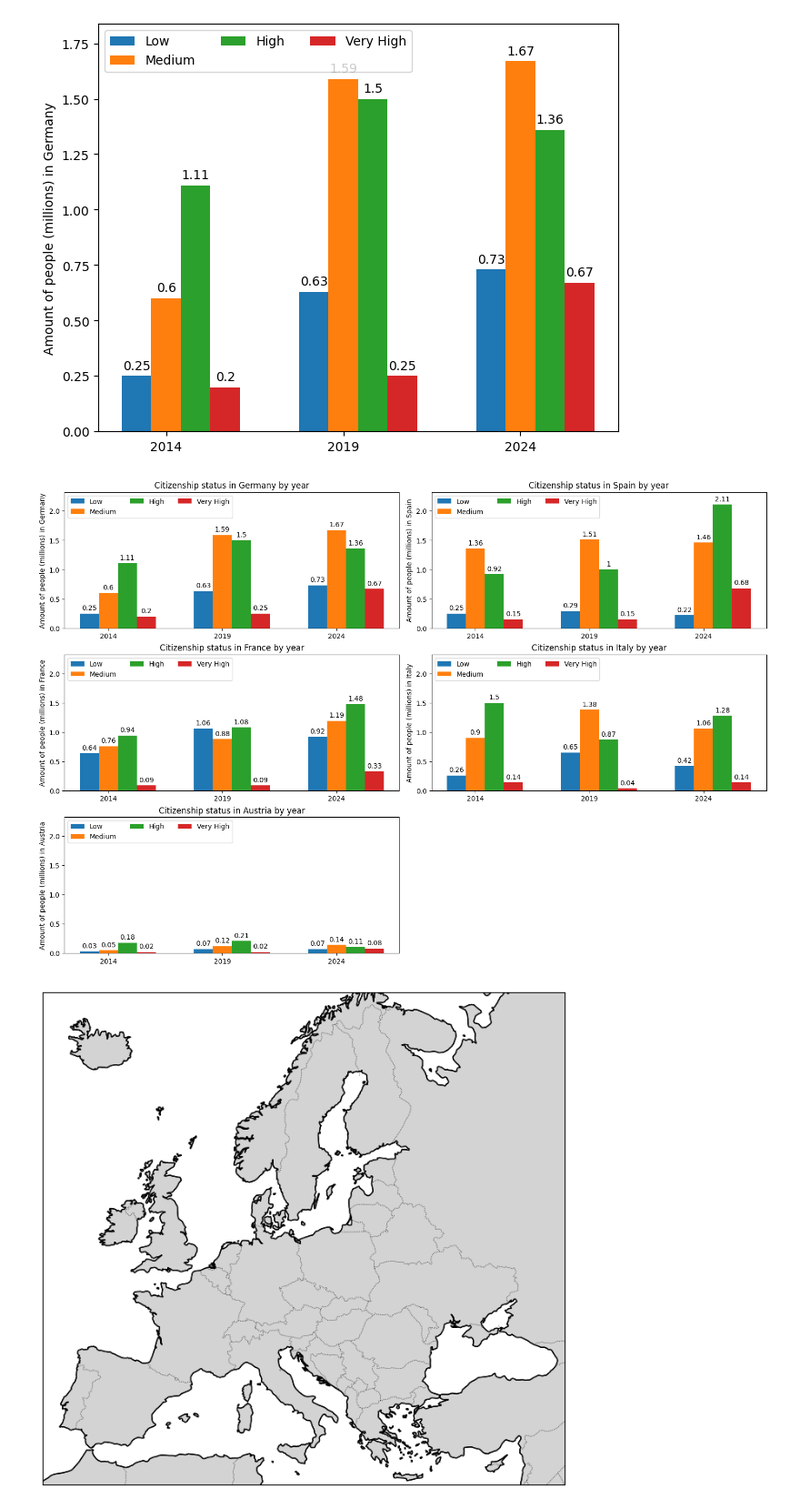
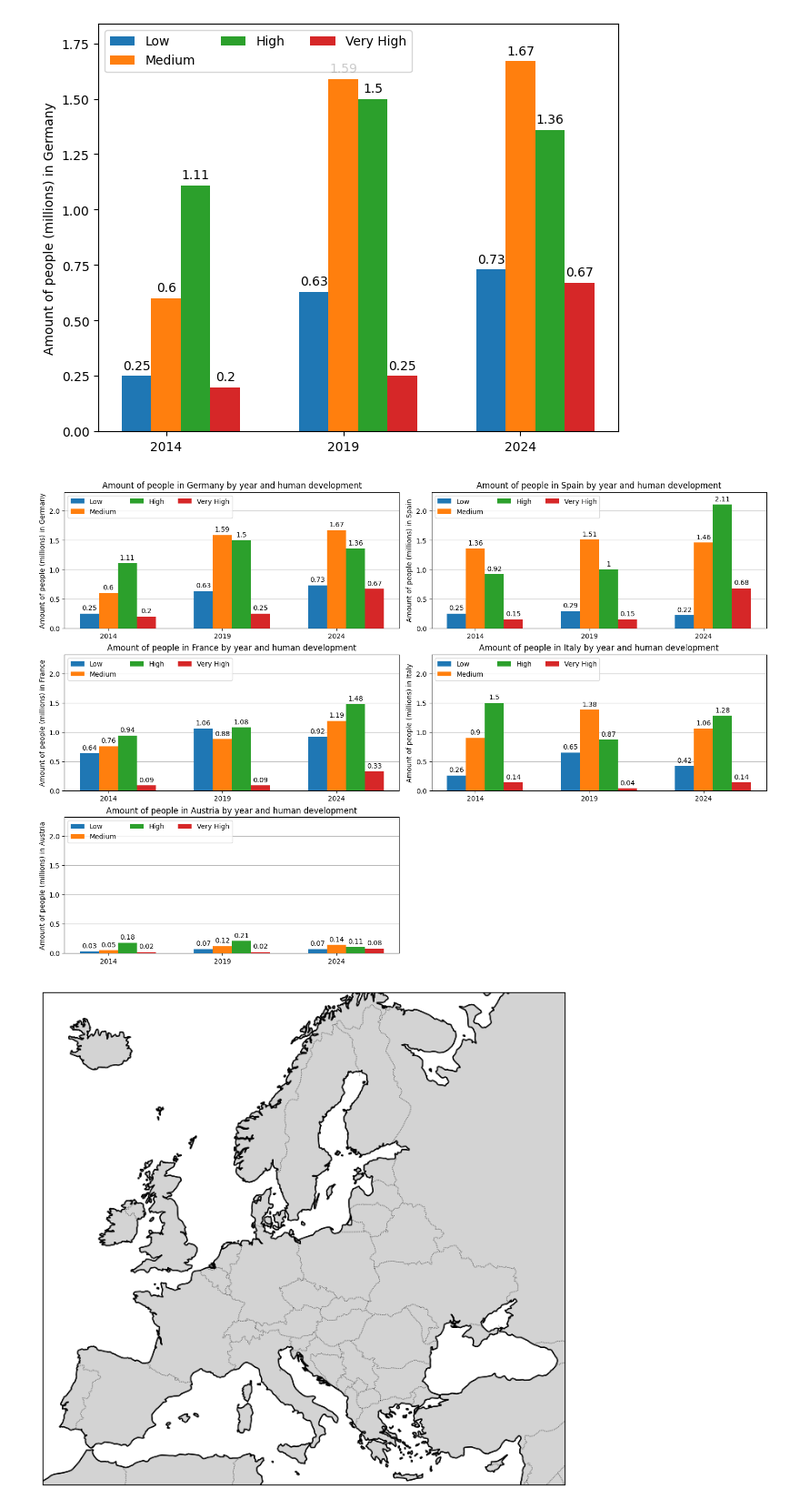
Before and after one commit to loveBeatles/datavis_project, a Jupyter notebook: group_project.ipynb, the cells around one changed output. Shown at 91% size. Cells and saved outputs as stored; diff of their text form; code cells hidden in the pictures.

```diff
--- a/group_project.ipynb
+++ b/group_project.ipynb
@@ -125,7 +125,7 @@ fig, ax = plt.subplots(figsize=(14, 7))
 bottom = np.zeros(len(df_not_and_from_eu_wide['geo']))
 
 for cship, count in EU_NOT_counts.items():
-    p = ax.bar(df_not_and_from_eu_wide['geo'], count, width, label=cship, bottom=bottom)
+    p = ax.bar(df_not_and_from_eu_wide['geo'], count, width, label=cship, bottom=bottom, zorder=3)
     bottom += count
 
     rounded_counts = [str(round(val, 2)) for val in count]
@@ -134,13 +134,19 @@ for cship, count in EU_NOT_counts.items():
 ax.set_title('Countries with highest amount of immigrants divided by citizenship')
 ax.set_ylabel('Number of immigrants(million)')
 ax.legend()
+ax.grid(True, axis='y', zorder=0)
 
 # График как менялось кол-во людей для 5 стран с наибольшим кол-вом людей за 2024 год
 plot_for_number_immigrates_trough_time = sns.relplot(data=df_without_genders[df_without_genders['geo'].isin(countries_highest_number_immigrates)],
                                                      x='TIME_PERIOD', y='OBS_VALUE_milion',
-                                                     hue='geo', kind="line")
+                                                     hue='geo', kind="line", zorder=3)
 plot_for_number_immigrates_trough_time.set_axis_labels('', 'Pocet ľudí (million)')
 plot_for_number_immigrates_trough_time.set(title='Počet immigrantov v krajinách v čase')
+ax = plot_for_number_immigrates_trough_time.axes[0][0]
+for i in range(2, 13, 2):
+  ax.axhline(y=i, color='lightgray', linewidth=1, zorder=0)
+for i in range(2000, 2025, 5):
+  ax.axvline(x=i, color='lightgray', linewidth=1, zorder=0)
 # Настройка, чтоб отсчет в графике был от нуля
 plt.ylim(0, )
 
@@ -269,37 +275,38 @@ def plot_country(ax, data, country_name, max_y):
     #fig, ax = plt.subplots(layout='constrained')
     for category in categories:
         offset = width * multiplier
-        rects = ax.bar(x + offset, grouped[category], width, label=category)
+        rects = ax.bar(x + offset, grouped[category], width, label=category, zorder=3)
         ax.bar_label(rects, padding=3)
         multiplier += 1
 
     ax.set_ylabel(f'Amount of people (millions) in {country_name}')
-    ax.set_title(f'Citizenship status in {country_name} by year')
+    ax.set_title(f'Amount of people in {country_name} by year and human development')
     ax.set_xticks(x + width, years)
     ax.legend(loc='upper left', ncols=3)
     ax.set_ylim(0, max_y*1.1)
+    ax.grid(True, axis='y', zorder=0)
     #ax.set_ylim(0, grouped.values.max() * 1.1)
     #plt.show()
 
 countries = ['Germany', 'Spain', 'France', 'Italy', 'Austria']
 
 max_y = 0
 for country in countries:
     data_country = data_HD[data_HD['Geopolitical entity (reporting)'] == country]
     grouped = data_country.groupby(['citizen', 'TIME_PERIOD'])['OBS_VALUE'].sum().unstack(fill_value=0).transpose()
     total = grouped.max(axis=1).max()
     if total > max_y:
         max_y = total
 
 fig, ax = plt.subplots(3, 2, figsize=(15, 10), layout='constrained')
 axes = ax.flatten()
 for i, country in enumerate(countries):
     plot_country(axes[i], data_HD, country, max_y)
 for j in range(len(countries), len(axes)):
     fig.delaxes(axes[j])
 plt.show()
 # %% [output]
-[figure, old version]
+[figure, new version]
 # %%
 url1 = "https://raw.githubusercontent.com/loveBeatles/datavis_project/main/data/points_of_country.csv"
 url2 = "https://raw.githubusercontent.com/loveBeatles/datavis_project/main/data/MigrantsAndCitizens.csv"
```
Also changed, not shown: parts of 4 cells of this notebook, 1 other file.
